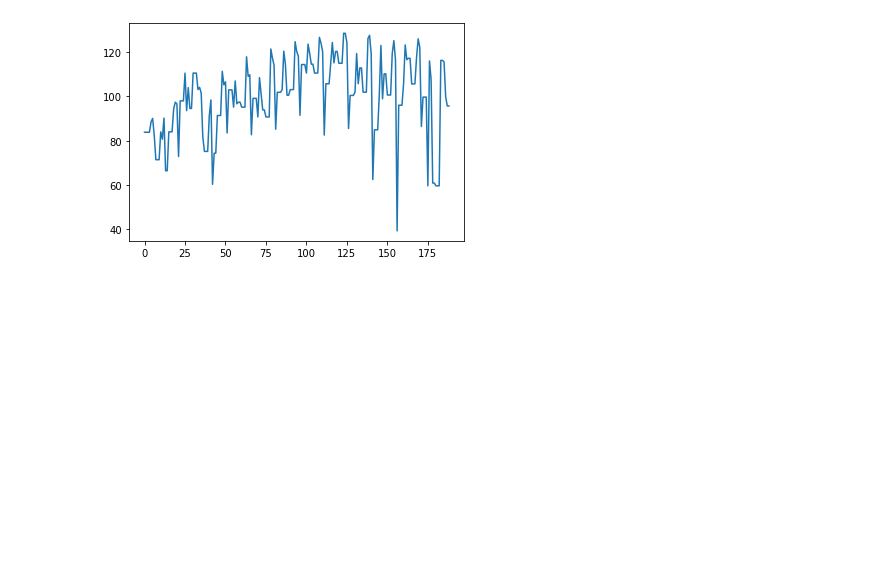
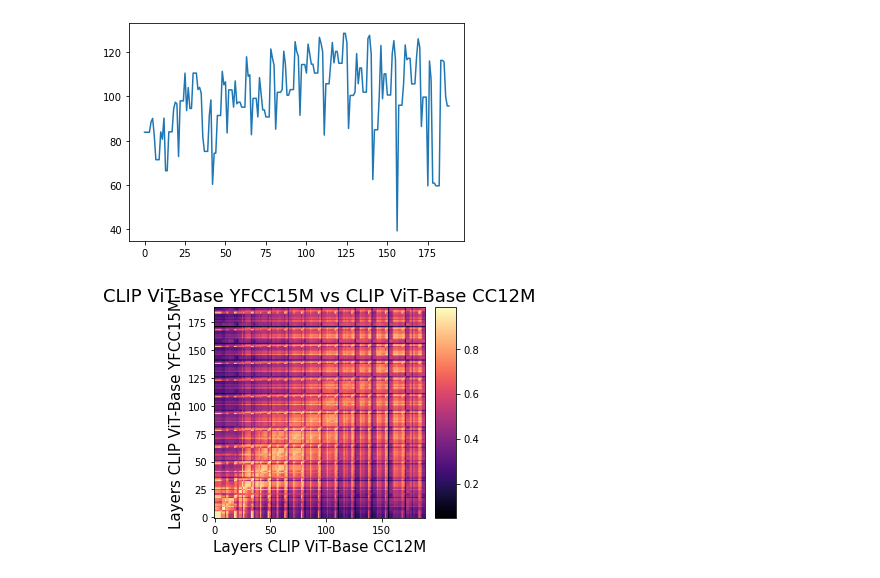
Before and after one commit to Pikus16/CKA_QuickAnalysis, a Jupyter notebook: SLIP_vs_CLIP.ipynb, the cells around one changed output. Cells and saved outputs as stored; diff of their text form; code cells hidden in the pictures; blank space fills up the shorter version.

Commit message:
Added slip vs clip on different datasets

```diff
--- a/SLIP_vs_CLIP.ipynb
+++ b/SLIP_vs_CLIP.ipynb
@@ -57,7 +95,7 @@ slip = load_model('vit_base_patch16_224','slip_base_25ep.pt')
 clip = load_model('vit_base_patch16_224','clip_base_25ep.pt')
 # %%
 # Get dataset
-cifar100_full = datasets.CIFAR100('/data/cifar100/', train=True, download=True,
+cifar100_full = datasets.CIFAR100('cifar100/', train=True, download=True,
         transform=transforms.Compose([
             transforms.Resize(224),
             transforms.ToTensor(),
@@ -150,3 +188,19 @@ plt.plot(np.arange(len(sums)),sums)
 # %% [output]
 [<matplotlib.lines.Line2D at 0x...>]
 [figure]
+# %%
+clip_cc12m = load_model('vit_base_patch16_224','clip_base_cc12m_35ep.pt')
+cka_clip_cc12yfcc = CKA(clip, clip_cc12m,
+          model1_name="CLIP ViT-Base YFCC15M",   # good idea to provide names to avoid confusion
+          model2_name="CLIP ViT-Base CC12M",
+          #model1_layers=layer_names_resnet18, # List of layers to extract features from
+          #model2_layers=layer_names_resnet34, # extracts all layer features by default
+          device='cuda')
+
+cka_clip_cc12yfcc.compare(dataloader) # secondary dataloader is optional
+
+results_clip_cc12yfcc = cka_clip_cc12yfcc.export()  # returns a dict that contains model names, layer names
+                        # and the CKA matrix
+cka_clip_cc12yfcc.plot_results()
+# %% [output]
+[figure, added]
```
Also changed, not shown: parts of 4 cells of this notebook.
